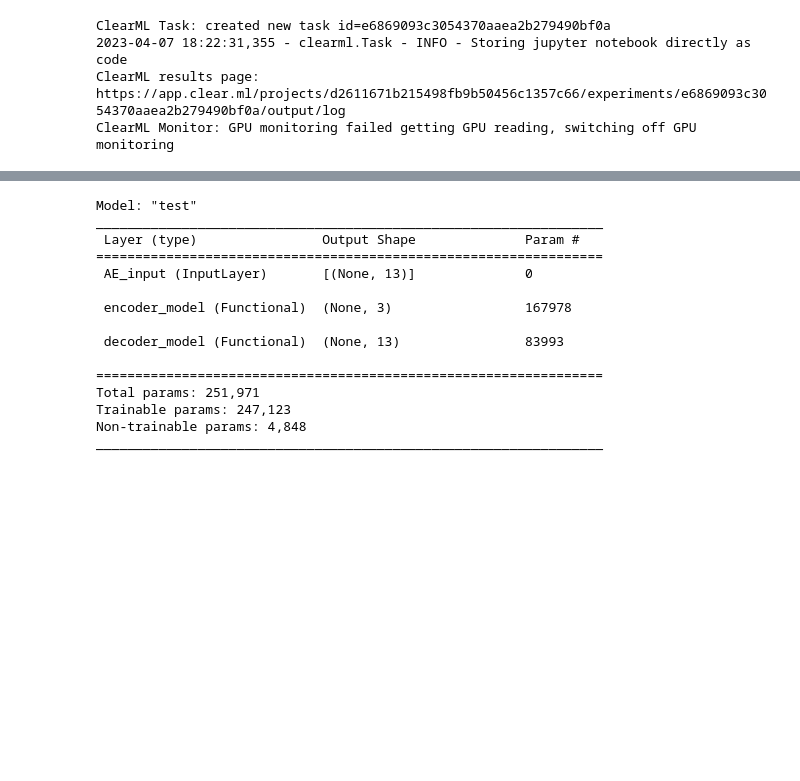
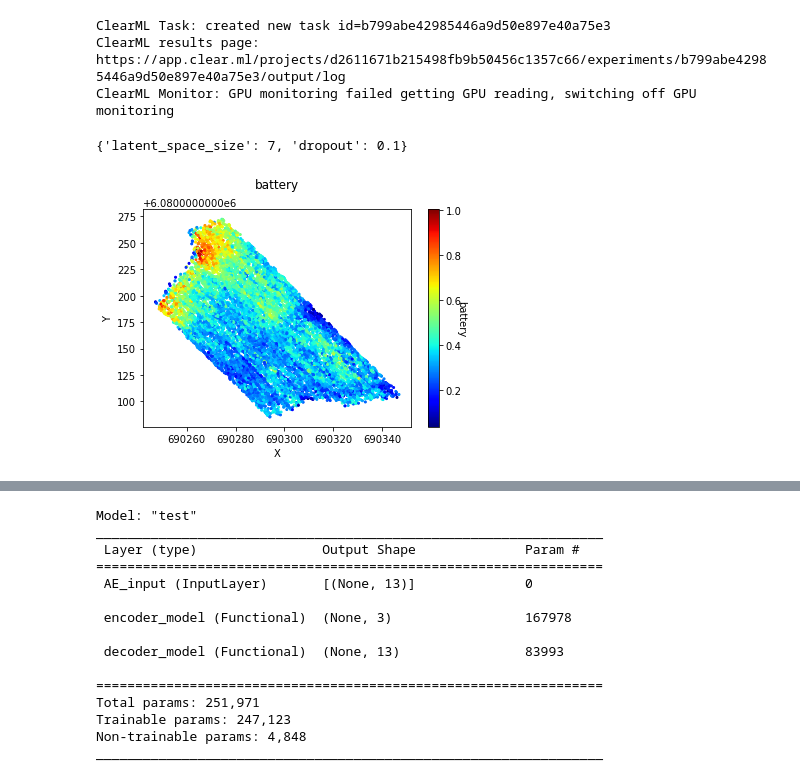
Before and after one commit to aalling93/drone_em_dl, a Jupyter notebook: tutorials/6 train a model.ipynb, the cells around one changed output, grey strips where cells are left out. Drawn from its saved outputs; the diff is of its cells as text; code cells hidden in the pictures; blank space fills up the shorter version.

```diff
--- a/tutorials/6 train a model.ipynb
+++ b/tutorials/6 train a model.ipynb
@@ -18,7 +120,9 @@ data.norm_data()
 # %%
 task = Task.init(project_name="Drone_em_dl", task_name=f"Drone_em_dl_test2")
+task.connect(parameters,'hyperparameters')
+#task.connect(args,'args')
 # %% [output]
-ClearML Task: created new task id=e6869093c3054370aaea2b279490bf0a
-2023-04-07 18:22:31,355 - clearml.Task - INFO - Storing jupyter notebook directly as code
-ClearML results page: https://app.clear.ml/projects/d2611671b215498fb9b50456c1357c66/experiments/e6869093c3054370aaea2b279490bf0a/output/log
+ClearML Task: created new task id=b799abe42985446a9d50e897e40a75e3
+ClearML results page: https://app.clear.ml/projects/d2611671b215498fb9b50456c1357c66/experiments/b799abe42985446a9d50e897e40a75e3/output/log
 ClearML Monitor: GPU monitoring failed getting GPU reading, switching off GPU monitoring
+{'latent_space_size': 7, 'dropout': 0.1}
@@ -25,3 +133,17 @@ ClearML Monitor: GPU monitoring failed getting GPU reading, switching off GPU mo
+# %%
+fig1 = plt.figure()
+plt.scatter(data.org_test.X.values,data.org_test.Y.values, c = data.norm_data.norm_test[:,-1],cmap='jet',s=4)
+plt.title(f'{data.org_test.columns[-i]}\n')
+cbar = plt.colorbar()
+cbar.set_label(f'{data.org_test.columns[-i]}', rotation=270)
+plt.xlabel(('X'))
+plt.ylabel(('Y'))
+
+task.get_logger().report_matplotlib_figure(title='Debug Samples',
+                                series='',
+                                figure=fig1)
+# %% [output]
+[figure, added]
 # %%
 
 with Fae() as ae:
```
Also changed, not shown: parts of 16 cells of this notebook, 3 other files.
